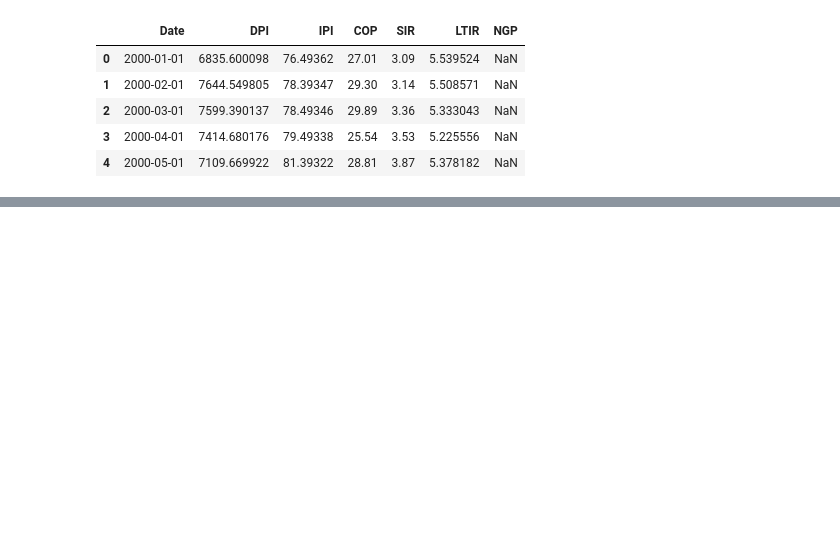
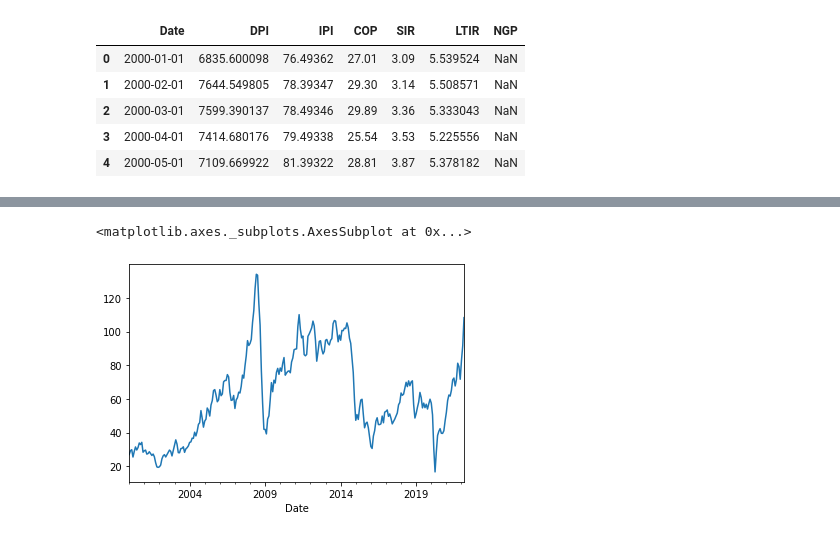
Before and after one commit to flokoafon/WQU_project, a Jupyter notebook: WQU_project.ipynb, the cells around one changed output, grey strips where cells are left out. Drawn from its saved outputs; the diff is of its cells as text; code cells hidden in the pictures; blank space fills up the shorter version.

```diff
--- a/WQU_project.ipynb
+++ b/WQU_project.ipynb
@@ -45,0 +87,6 @@ series
+# %%
+COP =series['COP']
+COP.plot()
+# %% [output]
+<matplotlib.axes._subplots.AxesSubplot at 0x...>
+[figure, added]
```
Also changed, not shown: parts of 20 cells of this notebook.
